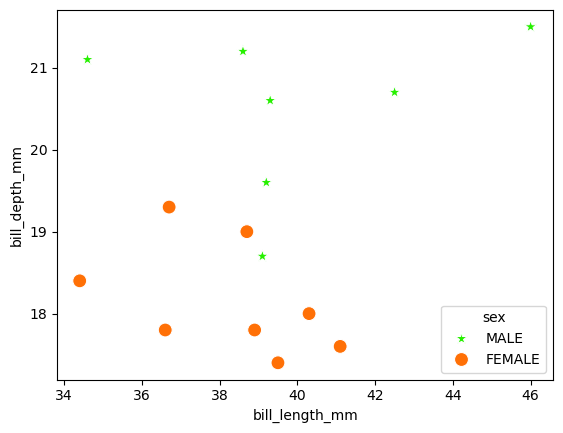
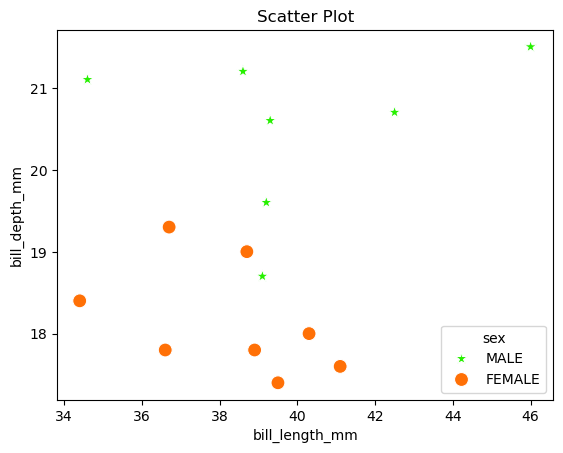
Code edit (unified diff) that turned the first committed figure into the second:
--- before
+++ after
@@ -2,3 +2,4 @@
 sns.scatterplot(x="bill_length_mm", y="bill_depth_mm", data=var, hue="sex", style="sex", size="sex", sizes=(100,90),
                 palette="gist_ncar", alpha=1, markers=m)
+plt.title('Scatter Plot')
 plt.show()

Commit: add tittle to plot